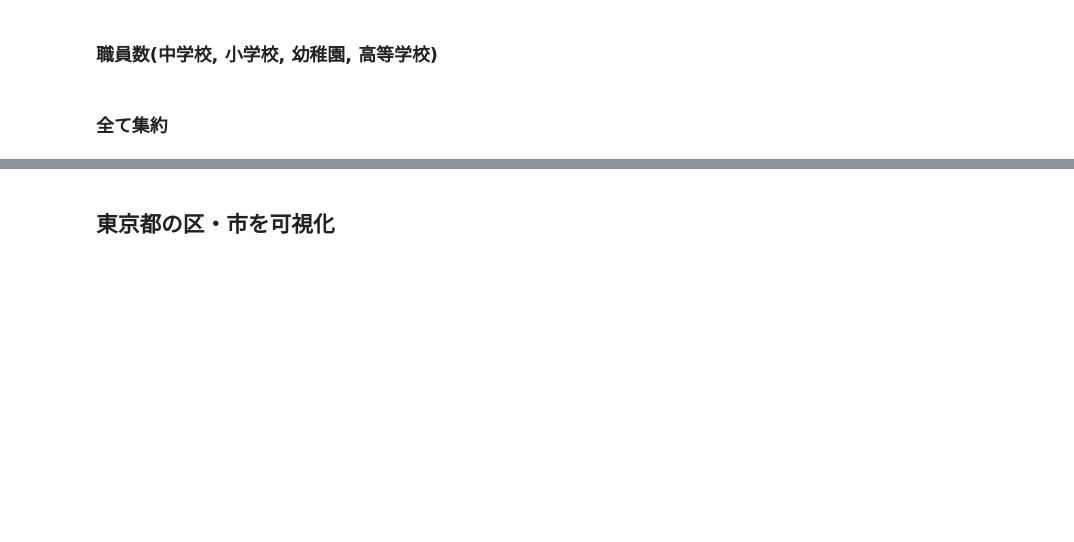
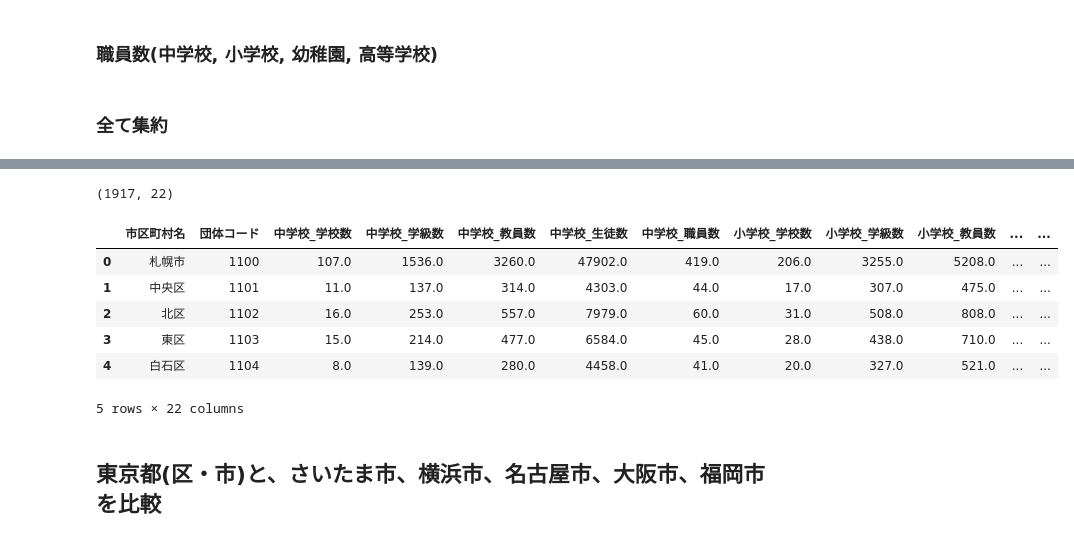
Before and after one commit to yumehara/hackday_2022, a Jupyter notebook: notebooks/school_info.ipynb, the cells around one changed output, grey strips where cells are left out. Drawn from its saved outputs; the diff is of its cells as text; code cells hidden in the pictures; blank space fills up the shorter version.

```diff
--- a/notebooks/school_info.ipynb
+++ b/notebooks/school_info.ipynb
@@ -101,0 +108,29 @@ df_school_agg.head()
+# %%
+df_add_cirty = pd.DataFrame([
+    {'市区町村名': '札幌市', '団体コード': 1100},
+    {'市区町村名': '仙台市', '団体コード': 4100},
+    {'市区町村名': 'さいたま市', '団体コード': 11100},
+    {'市区町村名': '千葉市', '団体コード': 12100},
+    {'市区町村名': '横浜市', '団体コード': 14100},
+    {'市区町村名': '川崎市', '団体コード': 14130},
+    {'市区町村名': '相模原市', '団体コード': 14150},
+    {'市区町村名': '新潟市', '団体コード': 15100},
+    {'市区町村名': '静岡市', '団体コード': 22100},
+    {'市区町村名': '浜松市', '団体コード': 22130},
+    {'市区町村名': '名古屋市', '団体コード': 23100},
+    {'市区町村名': '京都市', '団体コード': 26100},
+    {'市区町村名': '大阪市', '団体コード': 27100},
+    {'市区町村名': '堺市', '団体コード': 27140},
+    {'市区町村名': '神戸市', '団体コード': 28100},
+    {'市区町村名': '岡山市', '団体コード': 33100},
+    {'市区町村名': '広島市', '団体コード': 34100},
+    {'市区町村名': '北九州市', '団体コード': 40100},
+    {'市区町村名': '福岡市', '団体コード': 40130},
+    {'市区町村名': '熊本市', '団体コード': 43100},
+])
+# %%
+df_school_agg['親_団体コード'] = df_school_agg['団体コード']
+for index, row in df_add_cirty.iterrows():
+    city_code = row['団体コード']
+    high_limit = 20 if row['市区町村名'] != '大阪市' else 30
+    df_school_agg.loc[(df_school_agg['団体コード'] > city_code)&(df_school_agg['団体コード'] < city_code+high_limit), '親_団体コード'] = city_code
@@ -102,6 +169,19 @@ df_school_agg.head()
+# %%
+df_school_agg = df_school_agg.sort_values('団体コード').reset_index(drop=True)
+print(df_school_agg.shape)
+df_school_agg.head()
+# %% [output]
+(1917, 22)
+|  | 市区町村名 | 団体コード | 中学校_学校数 | 中学校_学級数 | 中学校_教員数 | 中学校_生徒数 | 中学校_職員数 | 小学校_学校数 | 小学校_学級数 | 小学校_教員数 | ... | ... |
+| 0 | 札幌市 | 1100 | 107.0 | 1536.0 | 3260.0 | 47902.0 | 419.0 | 206.0 | 3255.0 | 5208.0 | ... | ... |
+| 1 | 中央区 | 1101 | 11.0 | 137.0 | 314.0 | 4303.0 | 44.0 | 17.0 | 307.0 | 475.0 | ... | ... |
+| 2 | 北区 | 1102 | 16.0 | 253.0 | 557.0 | 7979.0 | 60.0 | 31.0 | 508.0 | 808.0 | ... | ... |
+| 3 | 東区 | 1103 | 15.0 | 214.0 | 477.0 | 6584.0 | 45.0 | 28.0 | 438.0 | 710.0 | ... | ... |
+| 4 | 白石区 | 1104 | 8.0 | 139.0 | 280.0 | 4458.0 | 41.0 | 20.0 | 327.0 | 521.0 | ... | ... |
+5 rows × 22 columns
 # %%
 df_school_agg.to_csv(os.path.join(DIR_NAME, 'school_agg.csv'), index=False)
-# %% [markdown]
-## 東京都の区・市を可視化
+# %% [markdown]
+## 東京都(区・市)と、さいたま市、横浜市、名古屋市、大阪市、福岡市を比較
 # %%
 df_schools_tokyo = df_school_agg[
```
Also changed, not shown: parts of 9 cells of this notebook.
